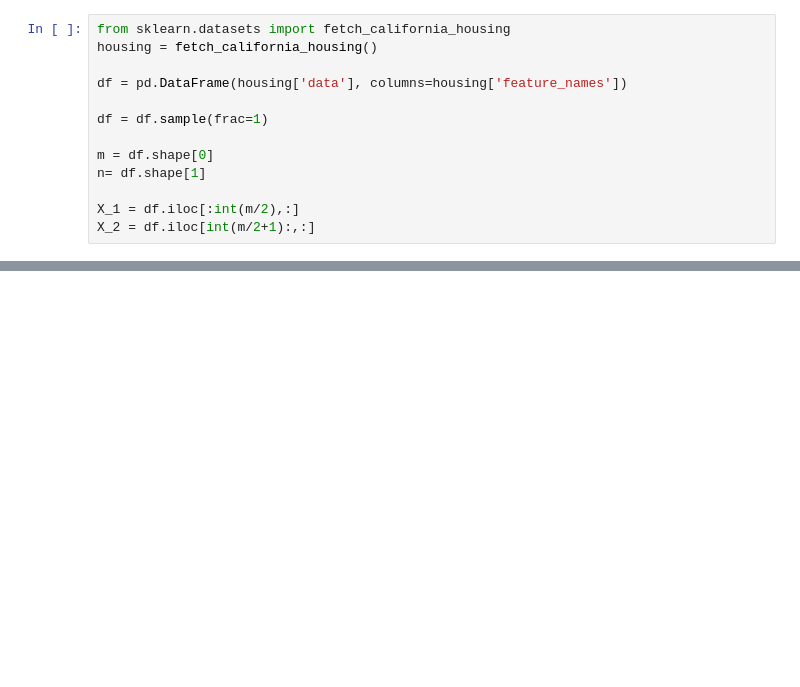
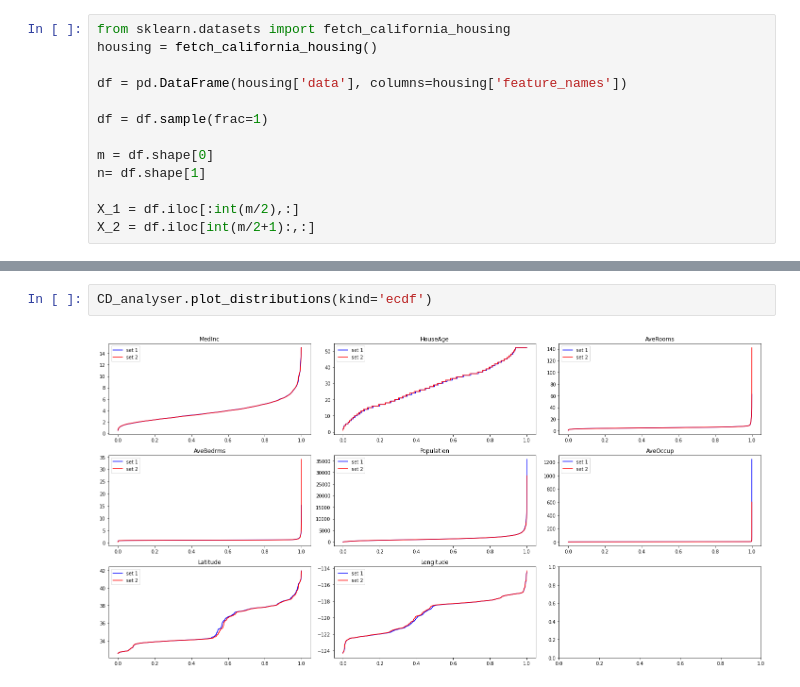
Before and after one commit to FabioMMaia/sanity_checker, a Jupyter notebook: Use_Case.ipynb, the cells around one changed output, grey strips where cells are left out. Cells and saved outputs as stored; diff of their text form; blank space fills up the shorter version.

```diff
--- a/Use_Case.ipynb
+++ b/Use_Case.ipynb
@@ -81,0 +82,4 @@ CD_analyser.plot_distributions(kind='violin')
+# %%
+CD_analyser.plot_distributions(kind='ecdf')
+# %% [output]
+[figure, added]
```
Also changed, not shown: parts of 5 cells of this notebook.
